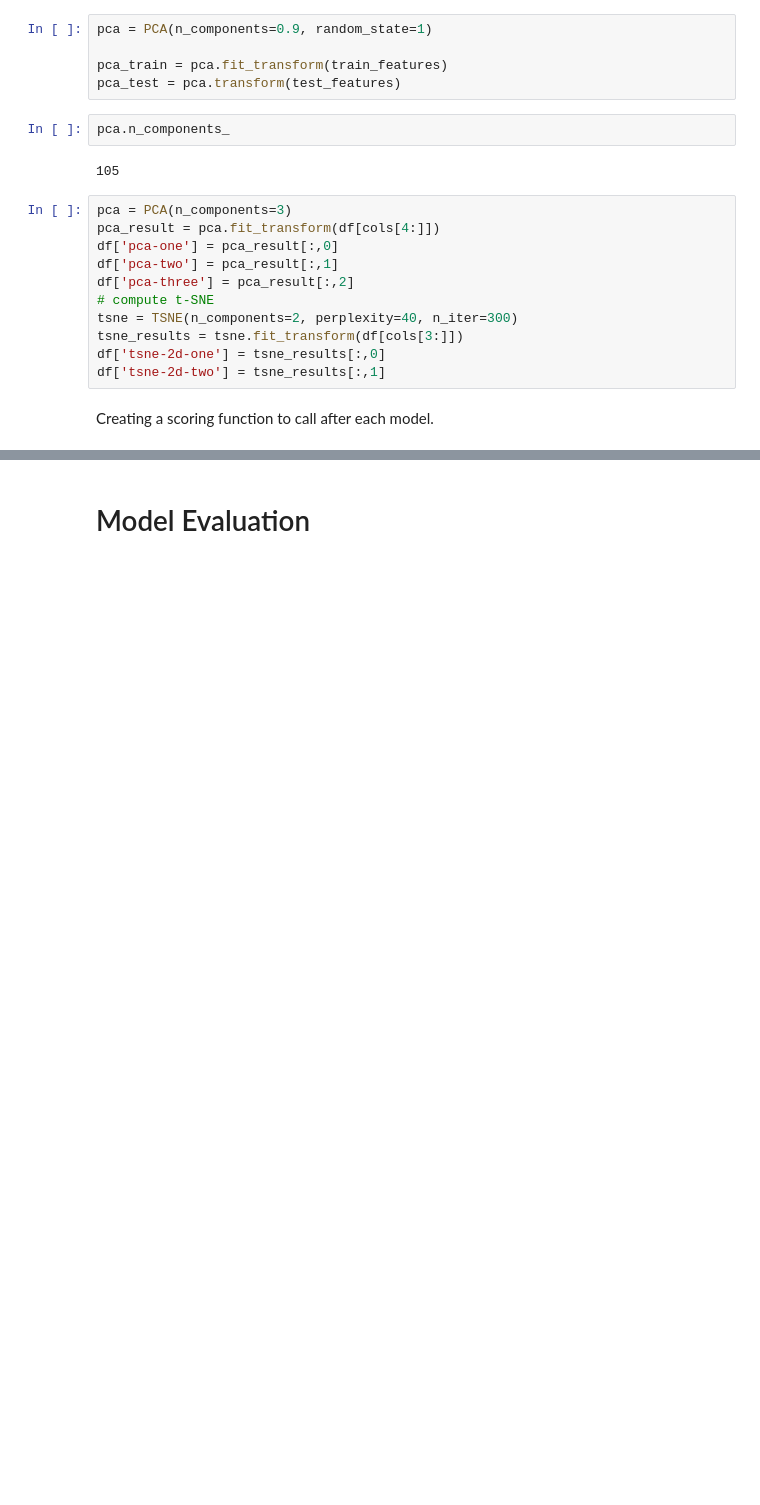
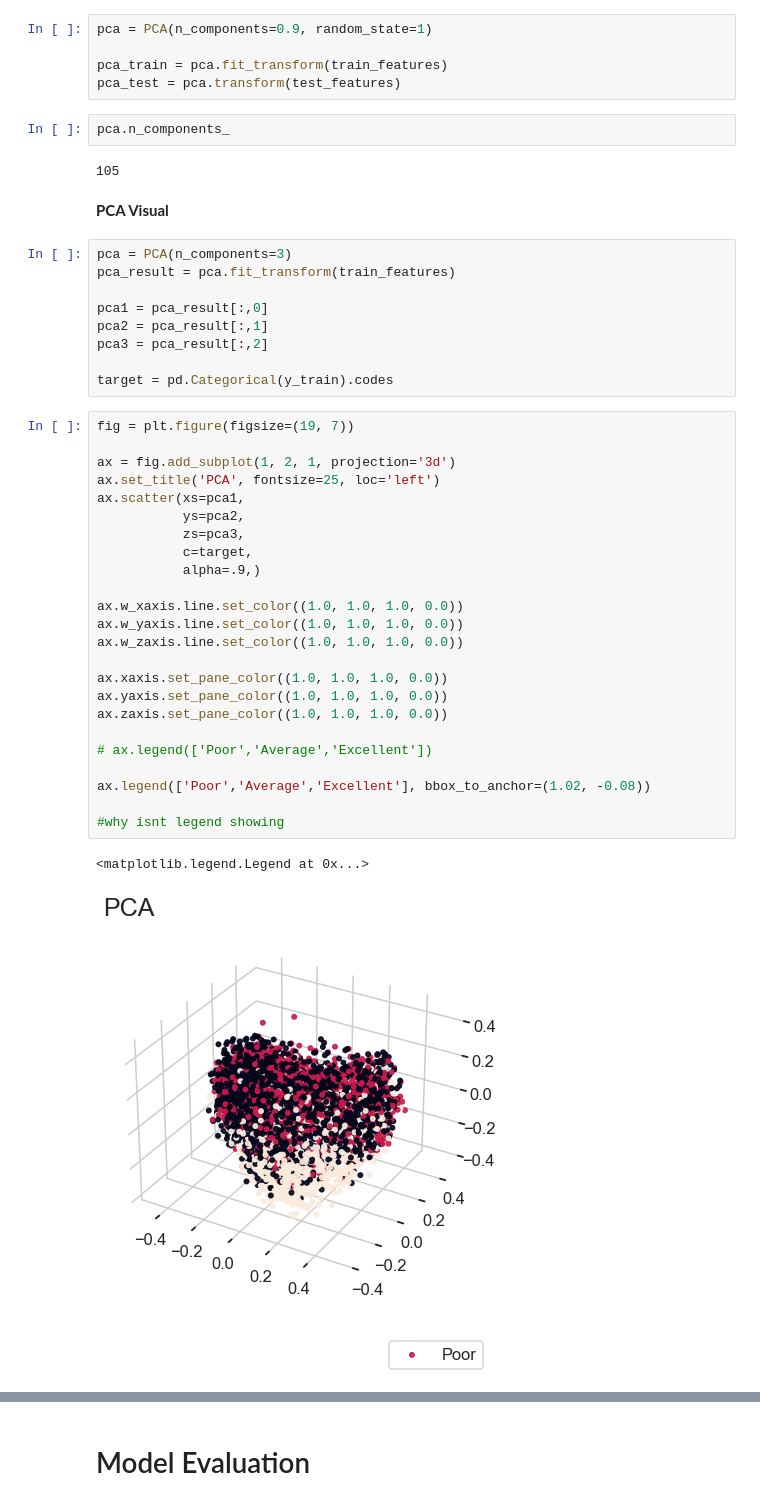
Before and after one commit to rylewww/Tripadvisor-NLP, a Jupyter notebook: Final.ipynb, the cells around one changed output, grey strips where cells are left out. Cells and saved outputs as stored; diff of their text form; blank space fills up the shorter version.

```diff
--- a/Final.ipynb
+++ b/Final.ipynb
@@ -226,16 +312,41 @@ pca_test = pca.transform(test_features)
 pca.n_components_
 # %% [output]
 105
-# %%
-pca = PCA(n_components=3)
-pca_result = pca.fit_transform(df[cols[4:]])
-df['pca-one'] = pca_result[:,0]
-df['pca-two'] = pca_result[:,1]
-df['pca-three'] = pca_result[:,2]
-# compute t-SNE
-tsne = TSNE(n_components=2, perplexity=40, n_iter=300)
-tsne_results = tsne.fit_transform(df[cols[3:]])
-df['tsne-2d-one'] = tsne_results[:,0]
-df['tsne-2d-two'] = tsne_results[:,1]
-# %% [markdown]
-Creating a scoring function to call after each model.
+# %% [markdown]
+**PCA Visual**
+# %%
+pca = PCA(n_components=3)
+pca_result = pca.fit_transform(train_features)
+
+pca1 = pca_result[:,0]
+pca2 = pca_result[:,1]
+pca3 = pca_result[:,2]
+
+target = pd.Categorical(y_train).codes
+# %%
+fig = plt.figure(figsize=(19, 7))
+
+ax = fig.add_subplot(1, 2, 1, projection='3d')
+ax.set_title('PCA', fontsize=25, loc='left')
+ax.scatter(xs=pca1,
+           ys=pca2,
+           zs=pca3,
+           c=target,
+           alpha=.9,)
+
+ax.w_xaxis.line.set_color((1.0, 1.0, 1.0, 0.0))
+ax.w_yaxis.line.set_color((1.0, 1.0, 1.0, 0.0))
+ax.w_zaxis.line.set_color((1.0, 1.0, 1.0, 0.0))
+
+ax.xaxis.set_pane_color((1.0, 1.0, 1.0, 0.0))
+ax.yaxis.set_pane_color((1.0, 1.0, 1.0, 0.0))
+ax.zaxis.set_pane_color((1.0, 1.0, 1.0, 0.0))
+
+# ax.legend(['Poor','Average','Excellent'])
+
+ax.legend(['Poor','Average','Excellent'], bbox_to_anchor=(1.02, -0.08))
+
+#why isnt legend showing
+# %% [output]
+<matplotlib.legend.Legend at 0x...>
+[figure, added]
```
Also changed, not shown: parts of 81 cells of this notebook, 12 other files.
